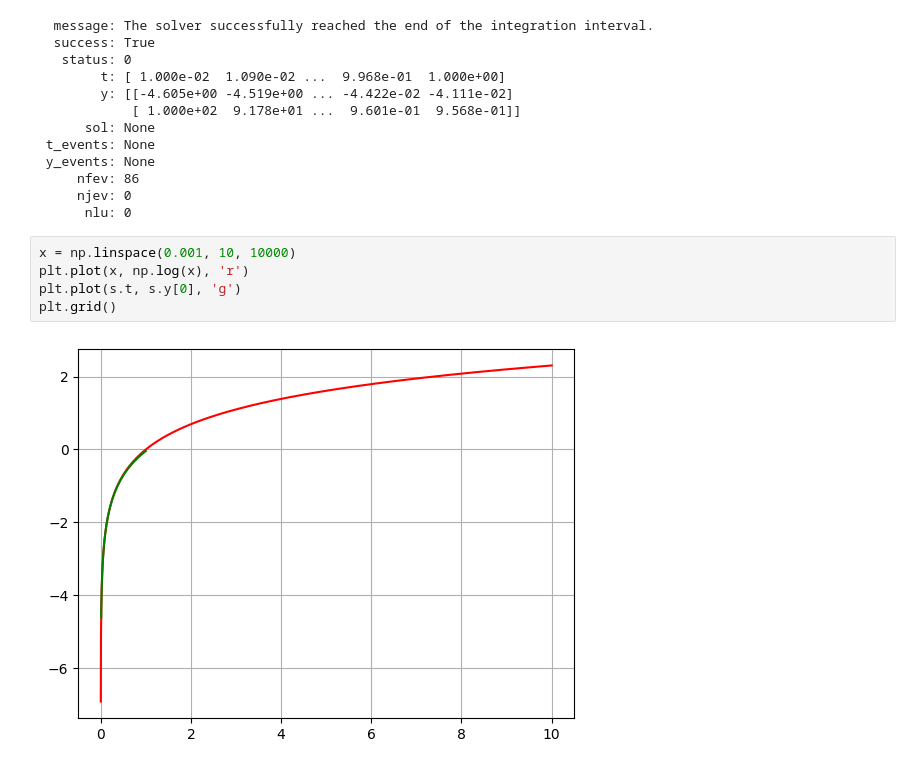
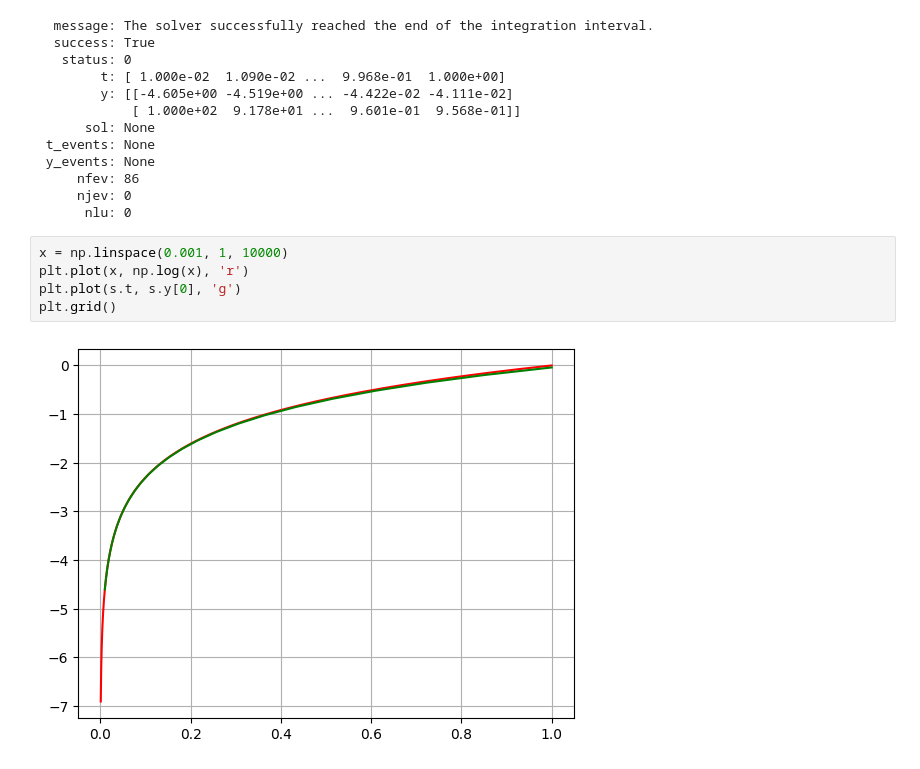
Before and after one commit to versadinary/q, a Jupyter notebook: l7.ipynb, the cells around one changed output. Cells and saved outputs as stored; diff of their text form.

```diff
--- a/l7.ipynb
+++ b/l7.ipynb
@@ -204,9 +204,9 @@ s
      njev: 0
       nlu: 0
 # %%
-x = np.linspace(0.001, 10, 10000)
+x = np.linspace(0.001, 1, 10000)
 plt.plot(x, np.log(x), 'r')
 plt.plot(s.t, s.y[0], 'g')
 plt.grid()
 # %% [output]
-[figure, old version]
+[figure, new version]
```
